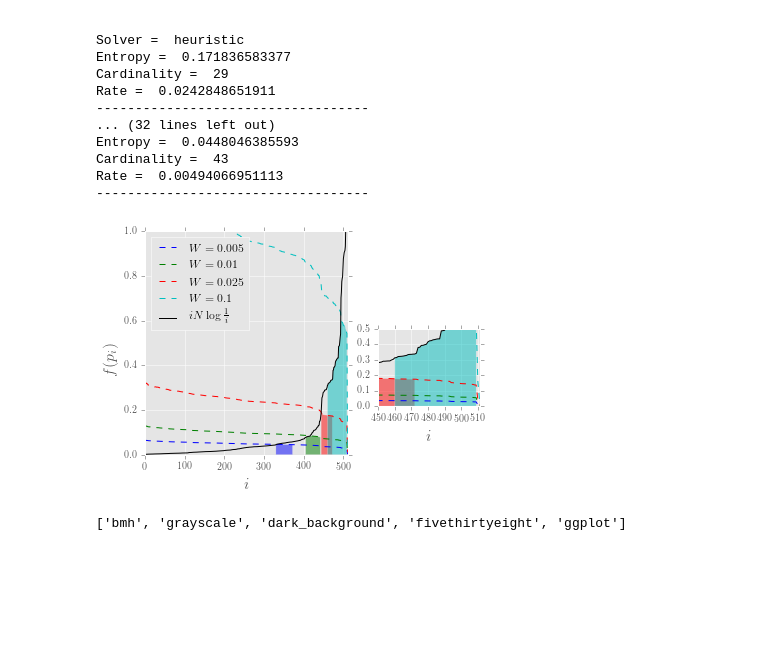
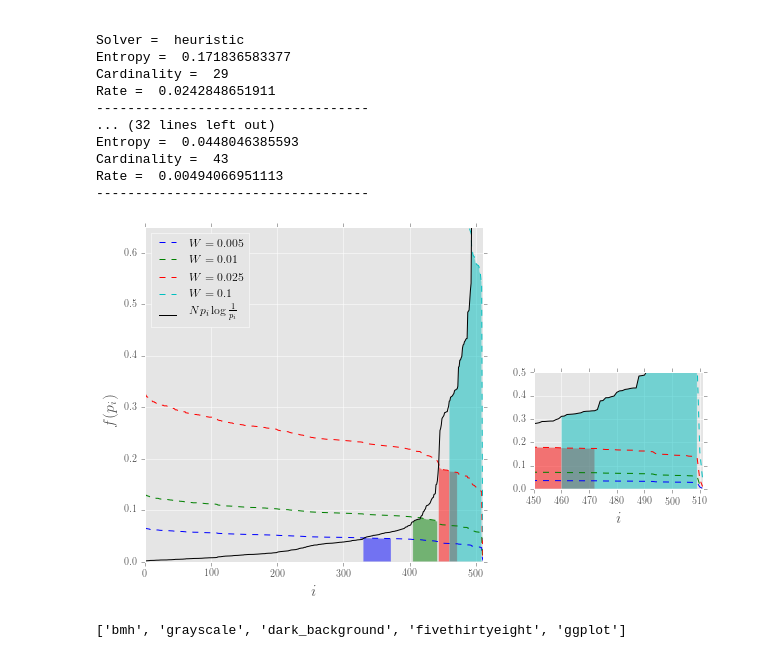
Before and after one commit to nareto/BPV, a Jupyter notebook: plot3-heuristic.ipynb, the cells around one changed output. Saved outputs shown, nothing was run; the diff lists cells and outputs as text; code cells hidden in the pictures; blank space fills up the shorter version.

```diff
--- a/plot3-heuristic.ipynb
+++ b/plot3-heuristic.ipynb
@@ -21,7 +21,7 @@ matplotlib.style.use('ggplot')
 _dpi = 250
 label_size = 16
 
-N_Wvalues = [(20,1), (10,1), (20,0.4), (10,0.4), (20,0.05), (50,0.05)]
+N_Wvalues = [(20,1), (10,1), (2,1), (10,0.4), (2,0.4), (10,0.05)]
 #N_Wvalues = [(50,1), (25,1), (50,0.4), (25,0.4), (50,0.05), (50,0.025)]
 N_Wdict = {}
 for tupl in N_Wvalues:
@@ -37,6 +37,7 @@ colors = ('b', #blue
         'w')# white
 _dpi = 250
 
+lw=2
 label_size = 16
 fig = plt.figure()
 fig.dpi = _dpi
@@ -45,8 +46,8 @@ ax = plt.gca()
 #ax.set_ylim((0,2))
 plt.rc('text', usetex=True)
 plt.rc('font', family='serif')
-plt.xlabel(r'$i$',fontsize=label_size)
-plt.ylabel(r'$f(p_i)$',rotation='vertical', fontsize=label_size, horizontalalignment='right')
+plt.xlabel(r'$p$',fontsize=label_size)
+plt.ylabel(r'$f(p)$',rotation='vertical', fontsize=label_size, horizontalalignment='right')
 
 indexes = np.arange(0,1,0.01)
 
@@ -68,10 +69,10 @@ for tupl in sampled_heuristic.keys():
         i+=1
 
 for tupl,color in zip(N_Wvalues,colors):
-    plt.plot(indexes,sampled_heuristic[tupl],color+'-',label=N_Wdict[tupl])
+    plt.plot(indexes,sampled_heuristic[tupl],color+'-',label=N_Wdict[tupl],linewidth=lw)
     #plt.plot(2*[tupl[1]/tupl[0]],[0,maxy], color+'--')
 
 plt.legend(loc=1)
-#plt.savefig("/home/renato/tesi/testogit/img/heur1.pdf",dpi=_dpi,bbox_inches='tight')
+plt.savefig("/home/renato/tesi/testogit/img/heur1.pdf",dpi=_dpi,bbox_inches='tight')
 plt.show()
 # %% [output]
@@ -181,7 +182,8 @@ label_size = 16
 
 fN = lambda x: x *np.log(1/x)*N
 fNs = fN(df.df['p'])
-fig =plt.figure()
+fig =plt.figure(figsize=(10,6))
+#fig.figsize = (2,2)
 #fig, (ax1,ax2) = plt.subplots(1,2)
 gs = gridspec.GridSpec(4,2, width_ratios=[2,1], height_ratios=[1,1,2,1])
 #ax1 = plt.subplot(121)
@@ -189,7 +191,7 @@ gs = gridspec.GridSpec(4,2, width_ratios=[2,1], height_ratios=[1,1,2,1])
 ax1 = plt.subplot(gs[:,0])
 fig.dpi = _dpi
 ax1.set_xlim((0,511.1))
-ax1.set_ylim((0,1))
+ax1.set_ylim((0,0.65))
 ax1.set_xlabel(r'$i$',fontsize=label_size)
 ax1.set_ylabel(r'$f(p_i)$',rotation='vertical', fontsize=label_size, horizontalalignment='right')
 
@@ -198,35 +200,35 @@ for W,color in zip(Wvalues,colors):
     fW = lambda x: np.log(1/x)*W
     fWs = fW(df.df['p'])
     ax1.plot(fWs,color+'--',label='$'+column+'$')
     ax1.fill_between(prbl_heur[W].heur_data.index,0,prbl_heur[W].heur_data,facecolor=color,alpha=0.5)
 
-ax1.plot(fNs, 'k-',label='$i N \\log \\frac{1}{i}$')
+ax1.plot(fNs, 'k-',label='$N p_i \\log \\frac{1}{p_i}$')
 ax1.legend(loc=2)
 
 #gs.update(wspace=0.25)
 
 #ax2 = plt.subplot(122, sharey = ax1)
 #ax2 = plt.subplot2grid((4,4), (1,3), rowspan = 2)
 ax2 = plt.subplot(gs[2:3,1])
 ax2.set_xlim((450,511.1))
 ax2.set_ylim((0,0.5))
 ax2.figure.figsize = (20,20)
 ax2.set_xlabel(r'$i$',fontsize=label_size)
 #ax2.set_ylabel(r'$f(p_i)$',rotation='vertical', fontsize=label_size, horizontalalignment='right')
 
 for W,color in zip(Wvalues,colors):
     column = Wdict[W]
     fW = lambda x: np.log(1/x)*W
     fWs = fW(df.df['p'])
     ax2.plot(fWs,color+'--',label='$'+column+'$')
     ax2.fill_between(prbl_heur[W].heur_data.index,0,prbl_heur[W].heur_data,facecolor=color,alpha=0.5)
 #ax2.set_aspect('equal', adjustable='datalim')
 ax2.plot(fNs, 'k-')
 
 plt.savefig("/home/renato/tesi/testogit/img/heur2.pdf",dpi=_dpi,bbox_inches='tight')
 plt.show()
 # %% [output]
-[figure, old version]
+[figure, new version]
 # %%
 gs = gridspec.GridSpec
 # %%
```
Also changed, not shown: parts of 1 cell of this notebook, 3 other files.
